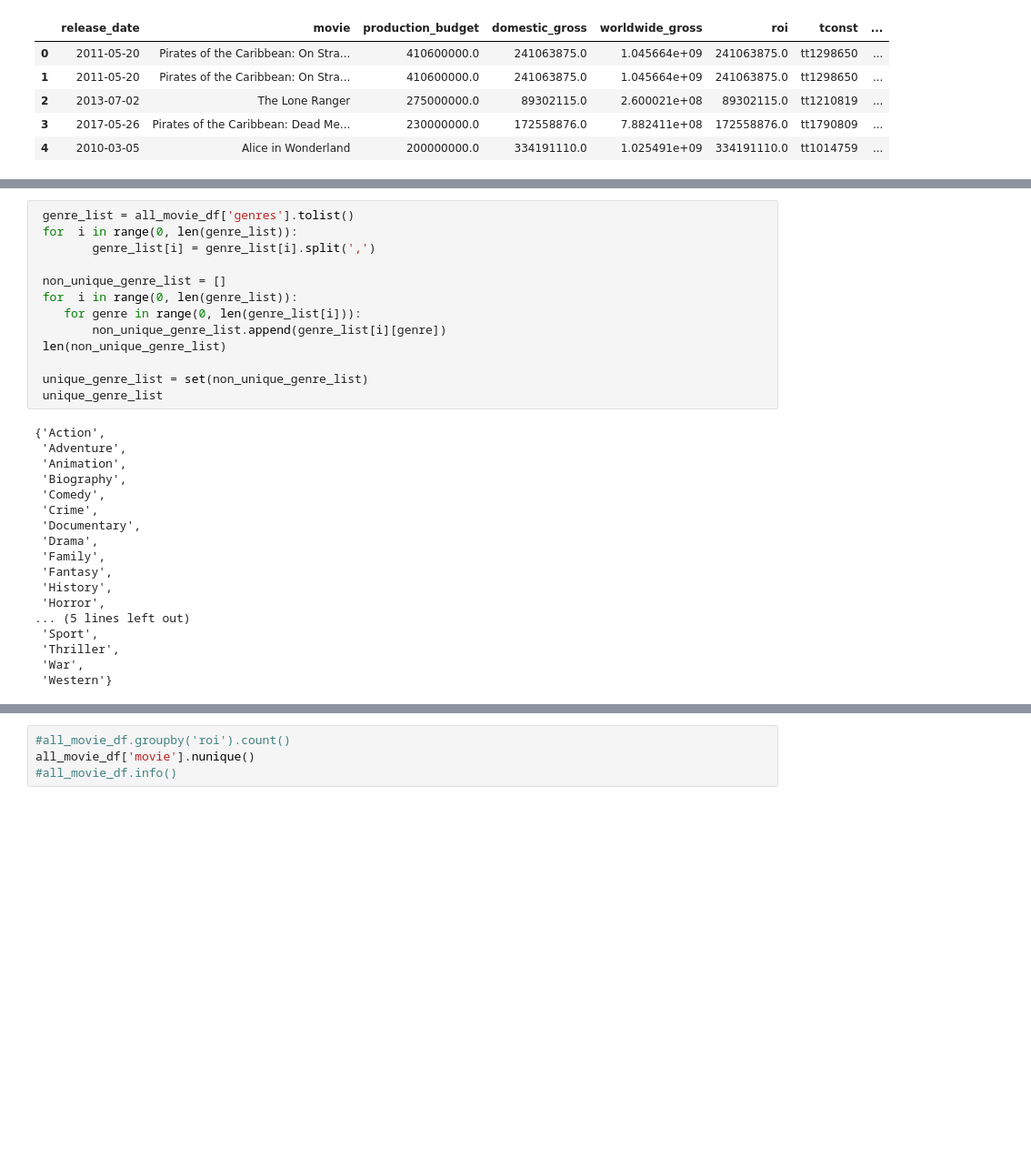
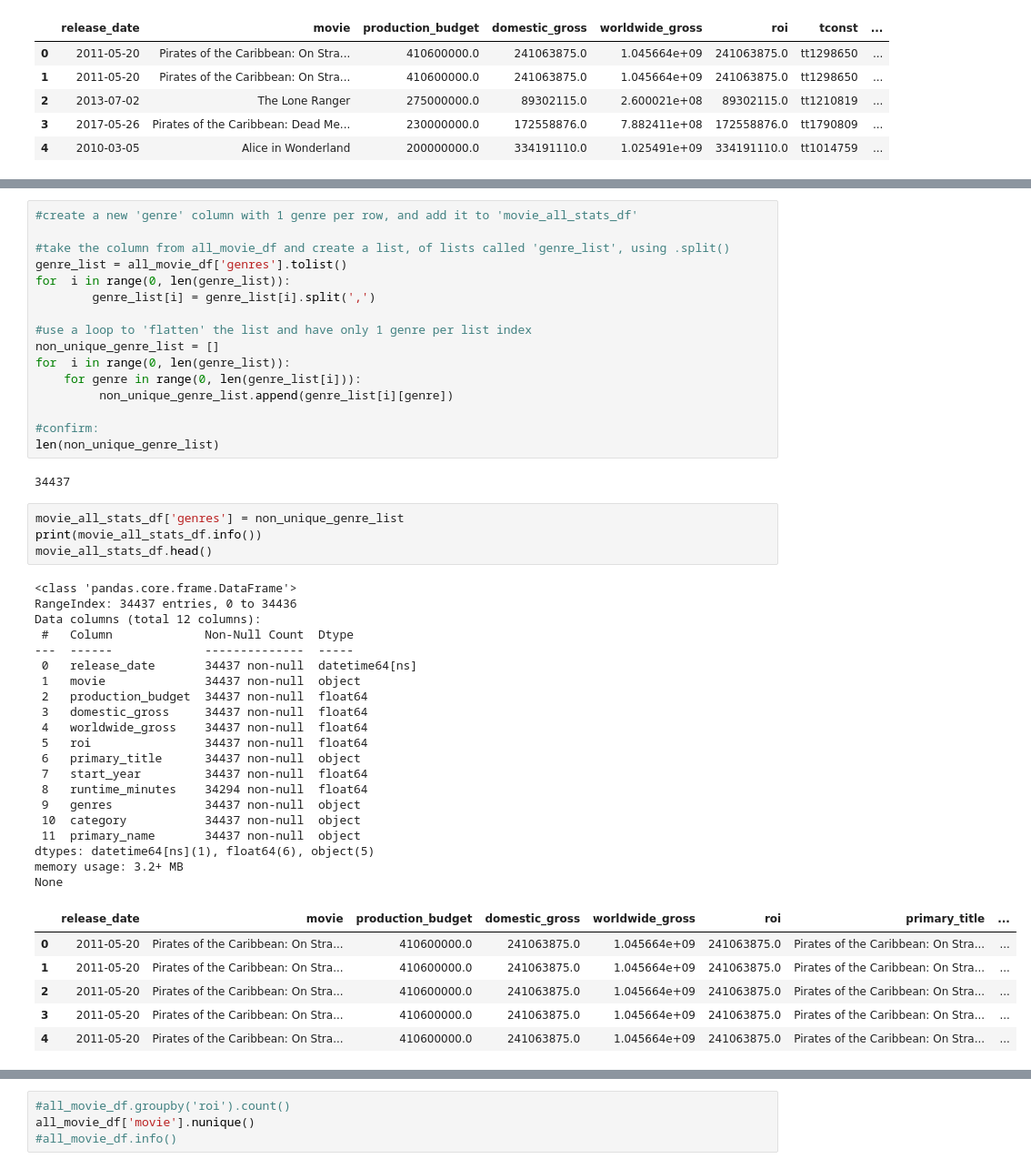
Before and after one commit to Freddy-2021/dsc-phase-1-project, a Jupyter notebook: student.ipynb, the cells around one changed output, grey strips where cells are left out. Shown: that part at 91% size. Saved outputs shown, nothing was run; the diff lists cells and outputs as text; blank space fills up the shorter version.

```diff
--- a/student.ipynb
+++ b/student.ipynb
@@ -696,31 +790,49 @@ None
 # %%
- genre_list = all_movie_df['genres'].tolist()
- for  i in range(0, len(genre_list)):
+#create a new 'genre' column with 1 genre per row, and add it to 'movie_all_stats_df'
+
+#take the column from all_movie_df and create a list, of lists called 'genre_list', using .split()
+genre_list = all_movie_df['genres'].tolist()
+for  i in range(0, len(genre_list)):
         genre_list[i] = genre_list[i].split(',')
 
- non_unique_genre_list = []
- for  i in range(0, len(genre_list)):
+#use a loop to 'flatten' the list and have only 1 genre per list index
+non_unique_genre_list = []
+for  i in range(0, len(genre_list)):
     for genre in range(0, len(genre_list[i])):
-        non_unique_genre_list.append(genre_list[i][genre])
- len(non_unique_genre_list)
+         non_unique_genre_list.append(genre_list[i][genre])
 
- unique_genre_list = set(non_unique_genre_list)
- unique_genre_list
+#confirm:
+len(non_unique_genre_list)
 # %% [output]
-{'Action',
- 'Adventure',
- 'Animation',
- 'Biography',
- 'Comedy',
- 'Crime',
- 'Documentary',
- 'Drama',
- 'Family',
- 'Fantasy',
- 'History',
- 'Horror',
-... (5 lines left out)
- 'Sport',
- 'Thriller',
- 'War',
- 'Western'}
+34437
+# %%
+movie_all_stats_df['genres'] = non_unique_genre_list
+print(movie_all_stats_df.info())
+movie_all_stats_df.head()
+# %% [output]
+<class 'pandas.core.frame.DataFrame'>
+RangeIndex: 34437 entries, 0 to 34436
+Data columns (total 12 columns):
+ #   Column             Non-Null Count  Dtype
+---  ------             --------------  -----
+ 0   release_date       34437 non-null  datetime64[ns]
+ 1   movie              34437 non-null  object
+ 2   production_budget  34437 non-null  float64
+ 3   domestic_gross     34437 non-null  float64
+ 4   worldwide_gross    34437 non-null  float64
+ 5   roi                34437 non-null  float64
+ 6   primary_title      34437 non-null  object
+ 7   start_year         34437 non-null  float64
+ 8   runtime_minutes    34294 non-null  float64
+ 9   genres             34437 non-null  object
+ 10  category           34437 non-null  object
+ 11  primary_name       34437 non-null  object
+dtypes: datetime64[ns](1), float64(6), object(5)
+memory usage: 3.2+ MB
+None
+|  | release_date | movie | production_budget | domestic_gross | worldwide_gross | roi | primary_title | ... |
+| 0 | 2011-05-20 | Pirates of the Caribbean: On Stra... | 410600000.0 | 241063875.0 | 1.045664e+09 | 241063875.0 | Pirates of the Caribbean: On Stra... | ... |
+| 1 | 2011-05-20 | Pirates of the Caribbean: On Stra... | 410600000.0 | 241063875.0 | 1.045664e+09 | 241063875.0 | Pirates of the Caribbean: On Stra... | ... |
+| 2 | 2011-05-20 | Pirates of the Caribbean: On Stra... | 410600000.0 | 241063875.0 | 1.045664e+09 | 241063875.0 | Pirates of the Caribbean: On Stra... | ... |
+| 3 | 2011-05-20 | Pirates of the Caribbean: On Stra... | 410600000.0 | 241063875.0 | 1.045664e+09 | 241063875.0 | Pirates of the Caribbean: On Stra... | ... |
+| 4 | 2011-05-20 | Pirates of the Caribbean: On Stra... | 410600000.0 | 241063875.0 | 1.045664e+09 | 241063875.0 | Pirates of the Caribbean: On Stra... | ... |
```
Also changed, not shown: parts of 5 cells of this notebook.
